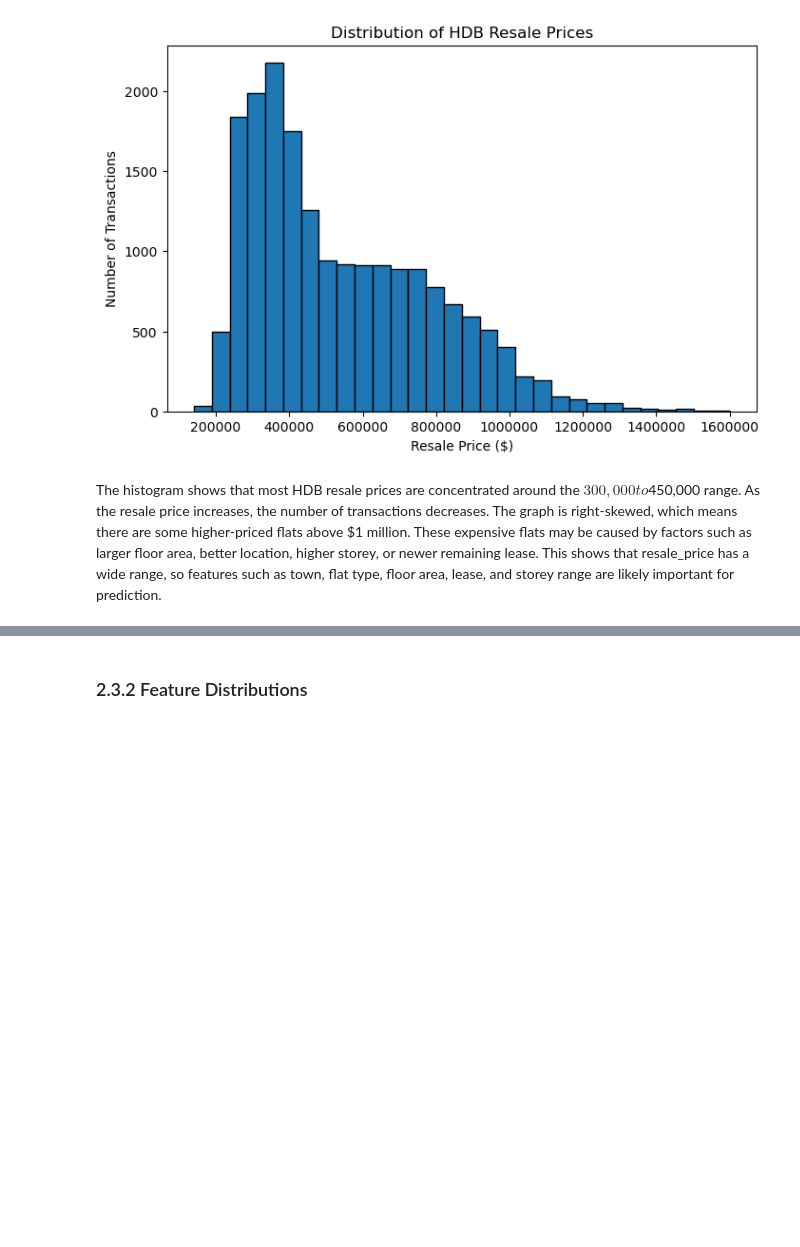
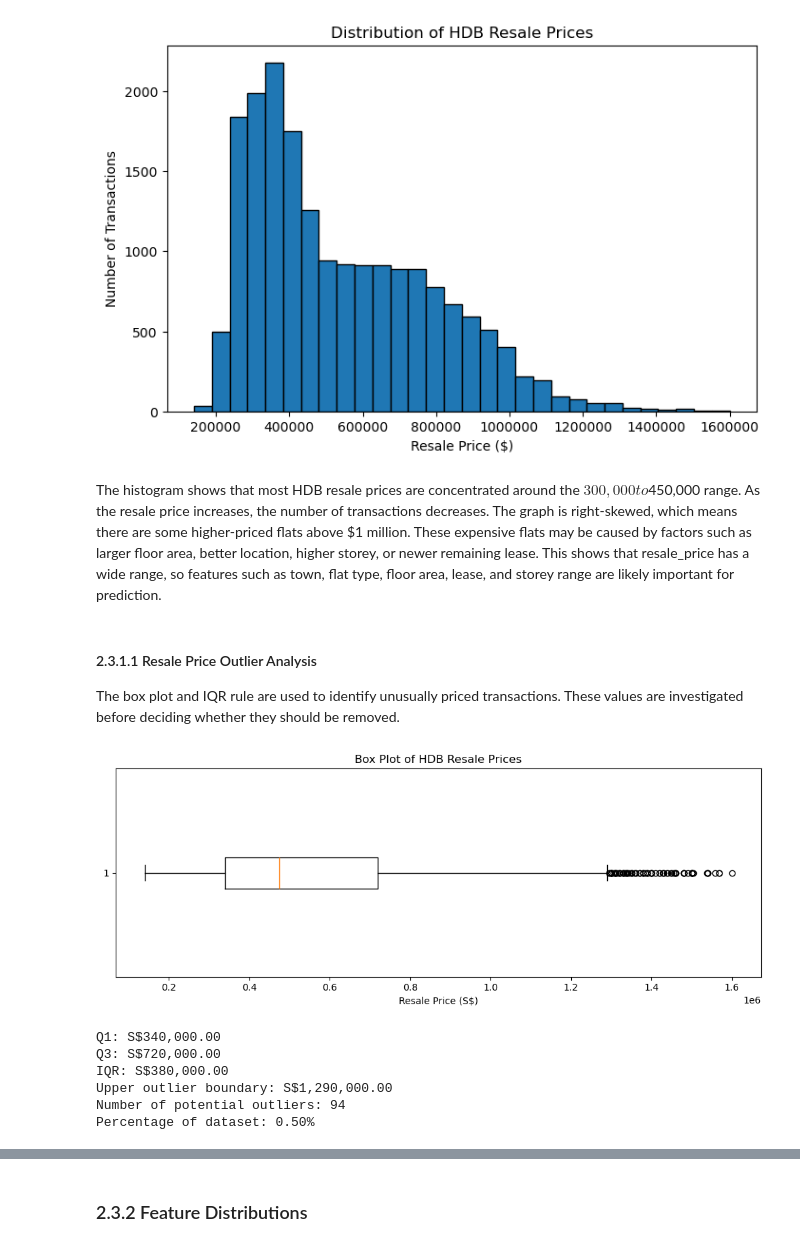
Before and after one commit to zephen1234/mldp-project, a Jupyter notebook: MLDP Program Codes Submission .ipynb, the cells around one changed output, grey strips where cells are left out. Saved outputs shown, nothing was run; the diff lists cells and outputs as text; code cells hidden in the pictures; blank space fills up the shorter version.

```diff
--- a/MLDP Program Codes Submission .ipynb
+++ b/MLDP Program Codes Submission .ipynb
@@ -185,3 +228,43 @@ plt.show()
 [figure]
 # %% [markdown]
 The histogram shows that most HDB resale prices are concentrated around the $300,000 to $450,000 range. As the resale price increases, the number of transactions decreases. The graph is right-skewed, which means there are some higher-priced flats above $1 million. These expensive flats may be caused by factors such as larger floor area, better location, higher storey, or newer remaining lease. This shows that resale_price has a wide range, so features such as town, flat type, floor area, lease, and storey range are likely important for prediction.
+# %% [markdown]
+#### 2.3.1.1 Resale Price Outlier Analysis
+
+The box plot and IQR rule are used to identify unusually priced transactions. These values are investigated before deciding whether they should be removed.
+# %%
+# Examine the distribution and potential outliers in resale price
+plt.figure(figsize=(10, 4))
+plt.boxplot(df['resale_price'], vert=False)
+plt.title('Box Plot of HDB Resale Prices')
+plt.xlabel('Resale Price (S$)')
+plt.tight_layout()
+plt.show()
+
+# Identify potential outliers using the IQR rule
+q1 = df['resale_price'].quantile(0.25)
+q3 = df['resale_price'].quantile(0.75)
+iqr = q3 - q1
+
+lower_bound = q1 - 1.5 * iqr
+upper_bound = q3 + 1.5 * iqr
+
+price_outliers = df[
+    (df['resale_price'] < lower_bound) |
+    (df['resale_price'] > upper_bound)
+]
+
+print(f'Q1: S${q1:,.2f}')
+print(f'Q3: S${q3:,.2f}')
+print(f'IQR: S${iqr:,.2f}')
+print(f'Upper outlier boundary: S${upper_bound:,.2f}')
+print(f'Number of potential outliers: {len(price_outliers):,}')
+print(f'Percentage of dataset: {len(price_outliers) / len(df) * 100:.2f}%')
+# %% [output]
+[figure, added]
+Q1: S$340,000.00
+Q3: S$720,000.00
+IQR: S$380,000.00
+Upper outlier boundary: S$1,290,000.00
+Number of potential outliers: 94
+Percentage of dataset: 0.50%
```
Also changed, not shown: parts of 13 cells of this notebook.
